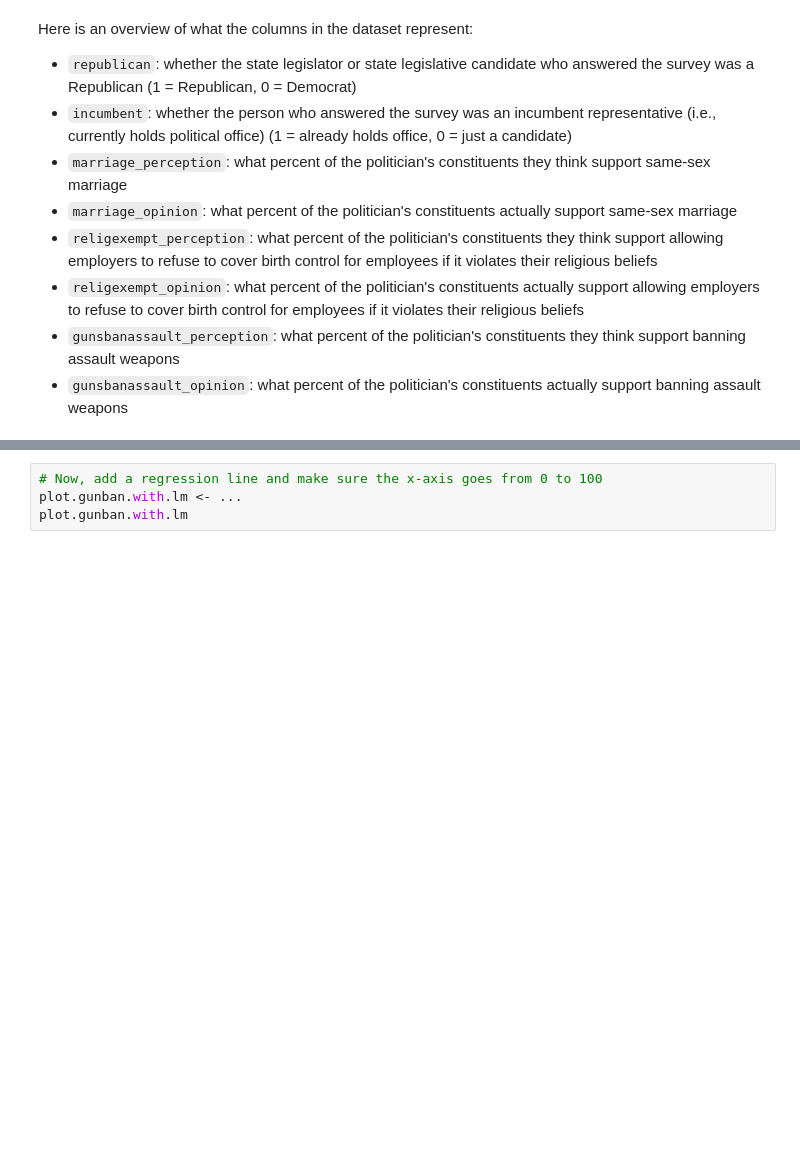
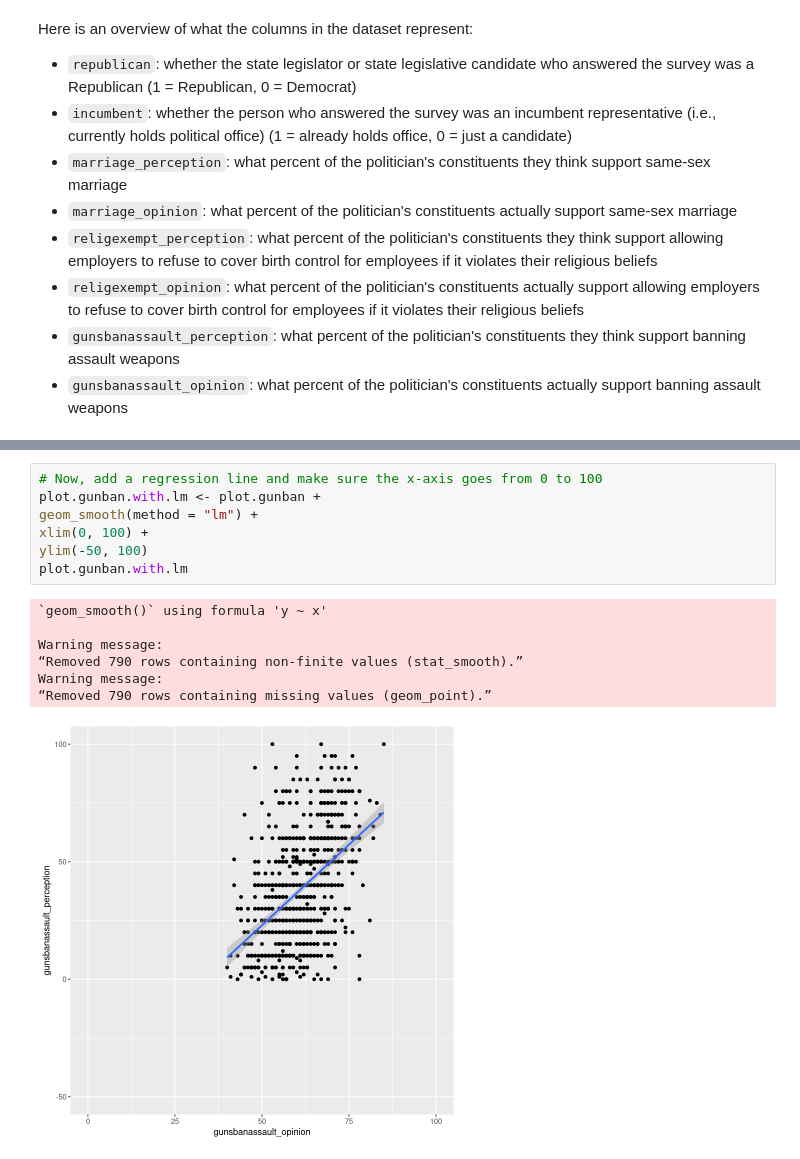
Before and after one commit to alanyan19/ps3, a Jupyter notebook: Week10_Lecture1SANDBOX.ipynb, the cells around one changed output, grey strips where cells are left out. Drawn from its saved outputs; the diff is of its cells as text; blank space fills up the shorter version.

```diff
--- a/Week10_Lecture1SANDBOX.ipynb
+++ b/Week10_Lecture1SANDBOX.ipynb
@@ -47,6 +80,17 @@ plot.gunban
 # %%
 # Now, add a regression line and make sure the x-axis goes from 0 to 100
-plot.gunban.with.lm <- ...
+plot.gunban.with.lm <- plot.gunban +
+geom_smooth(method = "lm") +
+xlim(0, 100) +
+ylim(-50, 100)
 plot.gunban.with.lm
+# %% [output]
+`geom_smooth()` using formula 'y ~ x'
+
+Warning message:
+“Removed 790 rows containing non-finite values (stat_smooth).”
+Warning message:
+“Removed 790 rows containing missing values (geom_point).”
+[figure, added]
 # %%
 # Let's compute the bivariate regression.
```
Also changed, not shown: parts of 10 cells of this notebook.
